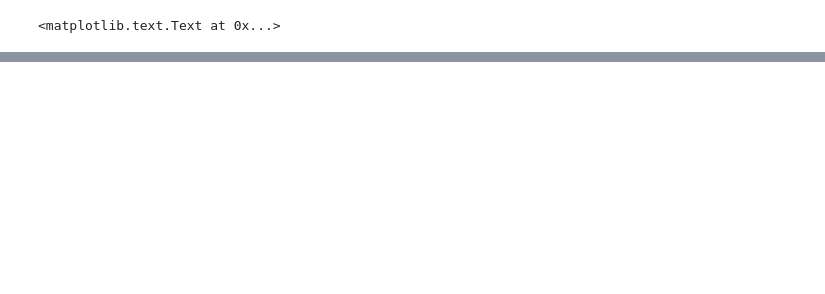
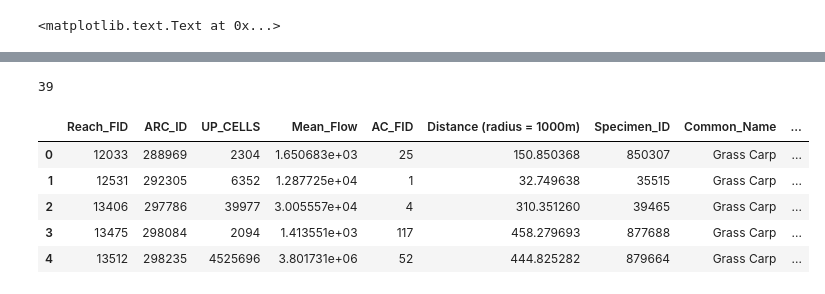
Before and after one commit to gabox8888/COMP-551-Ass-4, a Jupyter notebook: carp_analysis.ipynb, the cells around one changed output, grey strips where cells are left out. Cells and saved outputs as stored; diff of their text form; code cells hidden in the pictures; blank space fills up the shorter version.

```diff
--- a/carp_analysis.ipynb
+++ b/carp_analysis.ipynb
@@ -238,0 +288,7 @@ plt.ylabel('accuracy')
+# %%
+carp_final = pd.read_csv('./data/carp_data_final.csv')
+gl_final_data = pd.read_excel('./data/GL_Final_Data.xls',sheetname='GL_Final_Data')
+AC_In_GreatLakes = pd.read_excel('./data/GL_Final_Data.xls',sheetname='AC_In_GreatLakes')
+Temperature = pd.read_excel('./data/GL_Final_Data.xls',sheetname='Temperature')
+Miss_AC_Final_Data = pd.read_excel('./data/Miss_AC_Final_Data.xlsx',sheetname = 'Miss_AC_Final_Data')
+AC_Data = pd.read_excel('./data/Miss_AC_Final_Data.xlsx',sheetname = 'AC_Data')
@@ -238,0 +313,11 @@ plt.ylabel('accuracy')
+# %%
+print len(AC_In_GreatLakes)
+AC_In_GreatLakes.head()
+# %% [output]
+39
+|  | Reach_FID | ARC_ID | UP_CELLS | Mean_Flow | AC_FID | Distance (radius = 1000m) | Specimen_ID | Common_Name | ... |
+| 0 | 12033 | 288969 | 2304 | 1.650683e+03 | 25 | 150.850368 | 850307 | Grass Carp | ... |
+| 1 | 12531 | 292305 | 6352 | 1.287725e+04 | 1 | 32.749638 | 35515 | Grass Carp | ... |
+| 2 | 13406 | 297786 | 39977 | 3.005557e+04 | 4 | 310.351260 | 39465 | Grass Carp | ... |
+| 3 | 13475 | 298084 | 2094 | 1.413551e+03 | 117 | 458.279693 | 877688 | Grass Carp | ... |
+| 4 | 13512 | 298235 | 4525696 | 3.801731e+06 | 52 | 444.825282 | 879664 | Grass Carp | ... |
```
Also changed, not shown: parts of 30 cells of this notebook.
